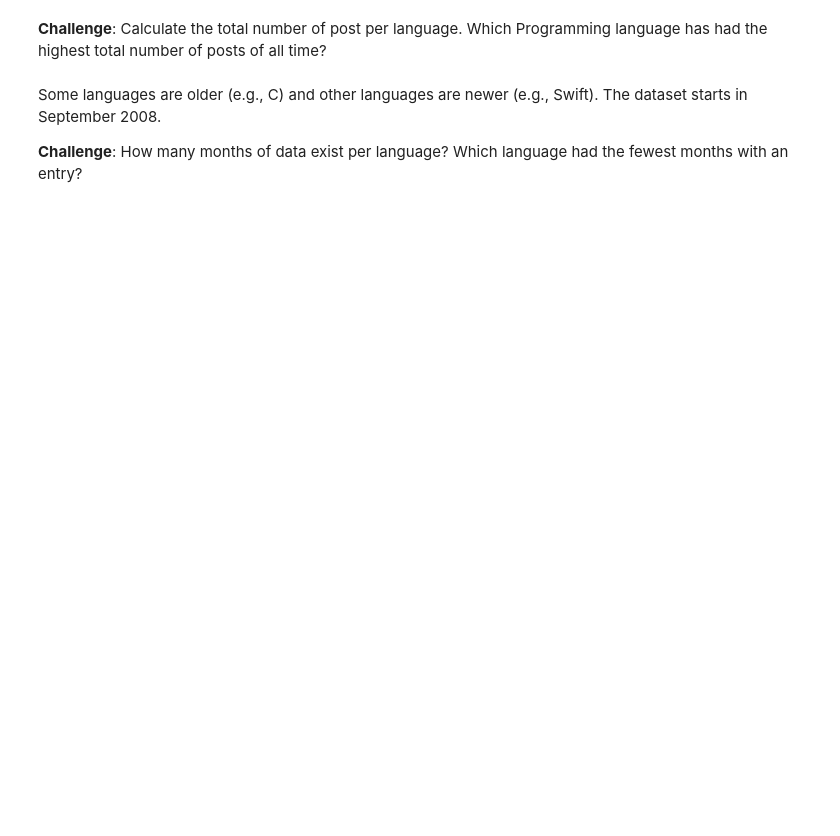
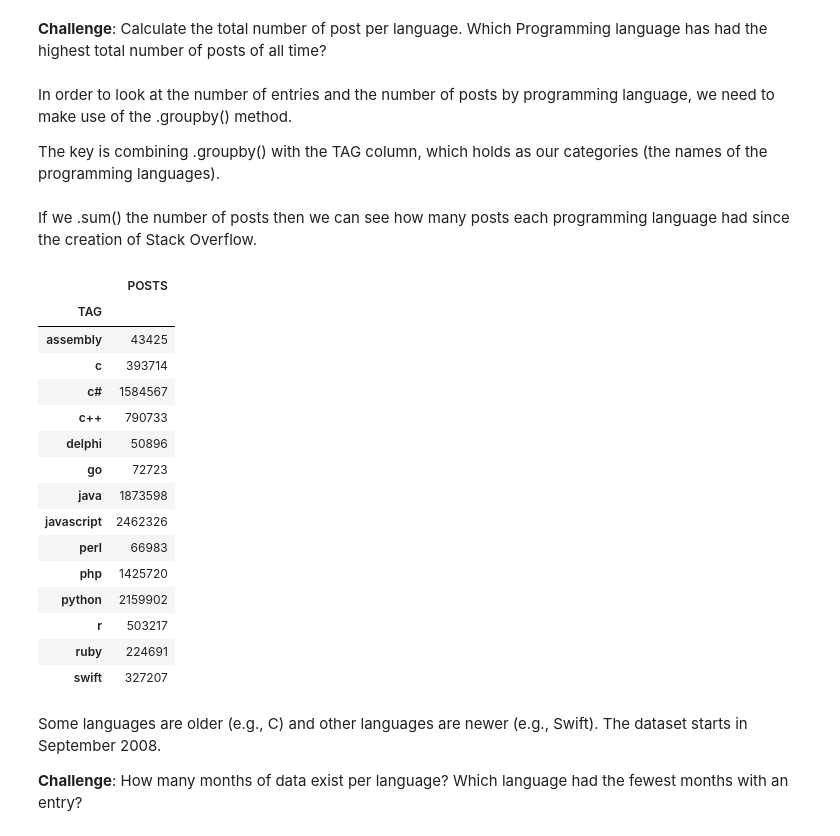
Before and after one commit to SiracencoSerghei/Bootcamp_Python, a Jupyter notebook: day_73/Programming_Languages.ipynb, the cells around one changed output. Drawn from its saved outputs; the diff is of its cells as text; code cells hidden in the pictures; blank space fills up the shorter version.

```diff
--- a/day_73/Programming_Languages.ipynb
+++ b/day_73/Programming_Languages.ipynb
@@ -55,6 +114,33 @@ What are the dimensions of the dataframe?
 # %% [markdown]
 **Challenge**: Calculate the total number of post per language.
 Which Programming language has had the highest total number of posts of all time?
+# %% [markdown]
+In order to look at the number of entries and the number of posts by programming language, we need to make use of the .groupby() method.
+
+The key is combining .groupby() with the TAG column, which holds as our categories (the names of the programming languages).
+# %% [markdown]
+If we .sum() the number of posts then we can see how many posts each programming language had since the creation of Stack Overflow.
+# %%
+grouped_df = df.groupby('TAG').sum()
+grouped_df = grouped_df.drop(columns='DATE')
+grouped_df
+# %% [output]
+|  | POSTS |
+| TAG |  |
+| assembly | 43425 |
+| c | 393714 |
+| c# | 1584567 |
+| c++ | 790733 |
+| delphi | 50896 |
+| go | 72723 |
+| java | 1873598 |
+| javascript | 2462326 |
+| perl | 66983 |
+| php | 1425720 |
+| python | 2159902 |
+| r | 503217 |
+| ruby | 224691 |
+| swift | 327207 |
 # %% [markdown]
 Some languages are older (e.g., C) and other languages are newer (e.g., Swift). The dataset starts in September 2008.
 
```
Also changed, not shown: parts of 18 cells of this notebook.
